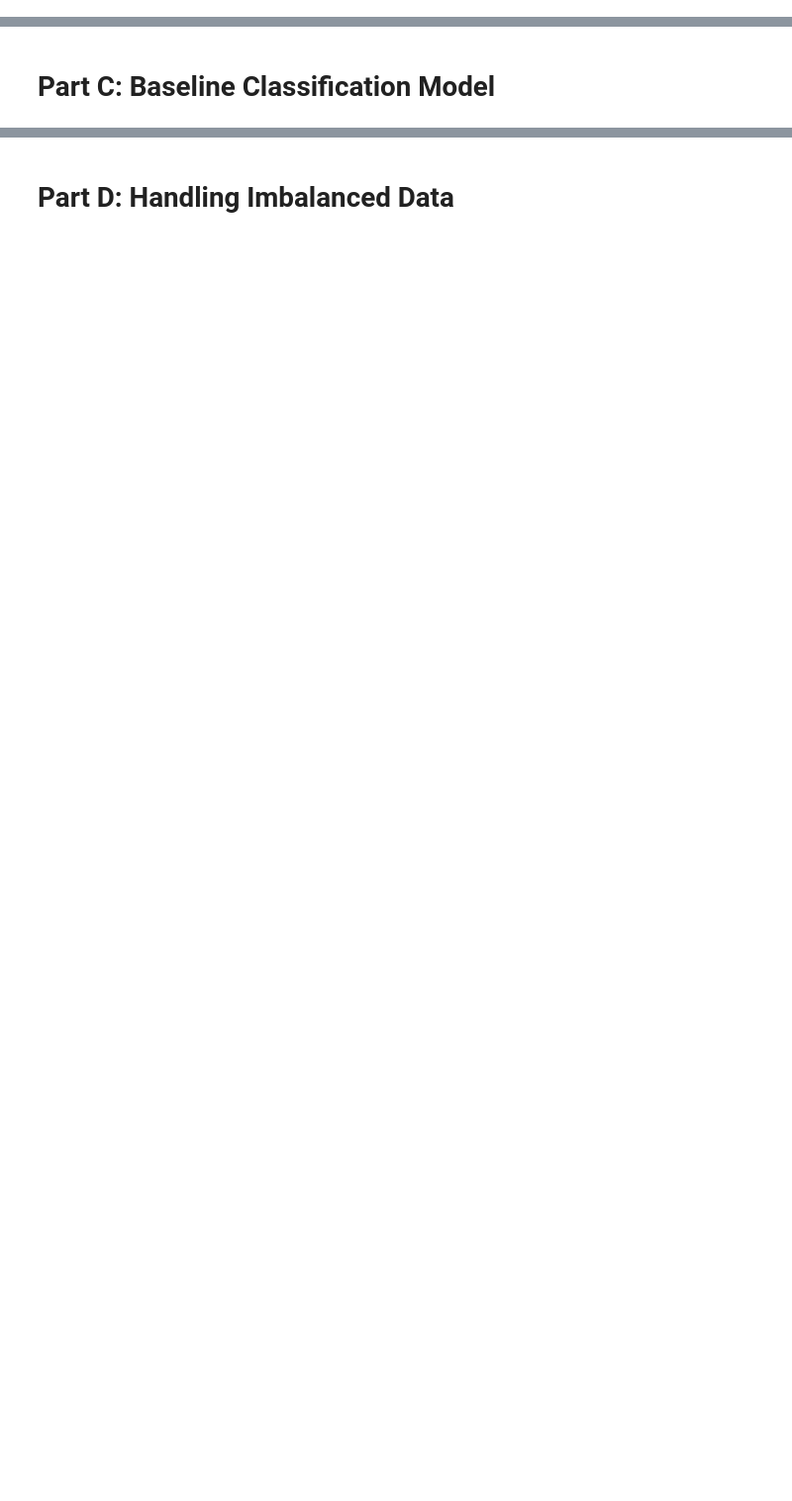
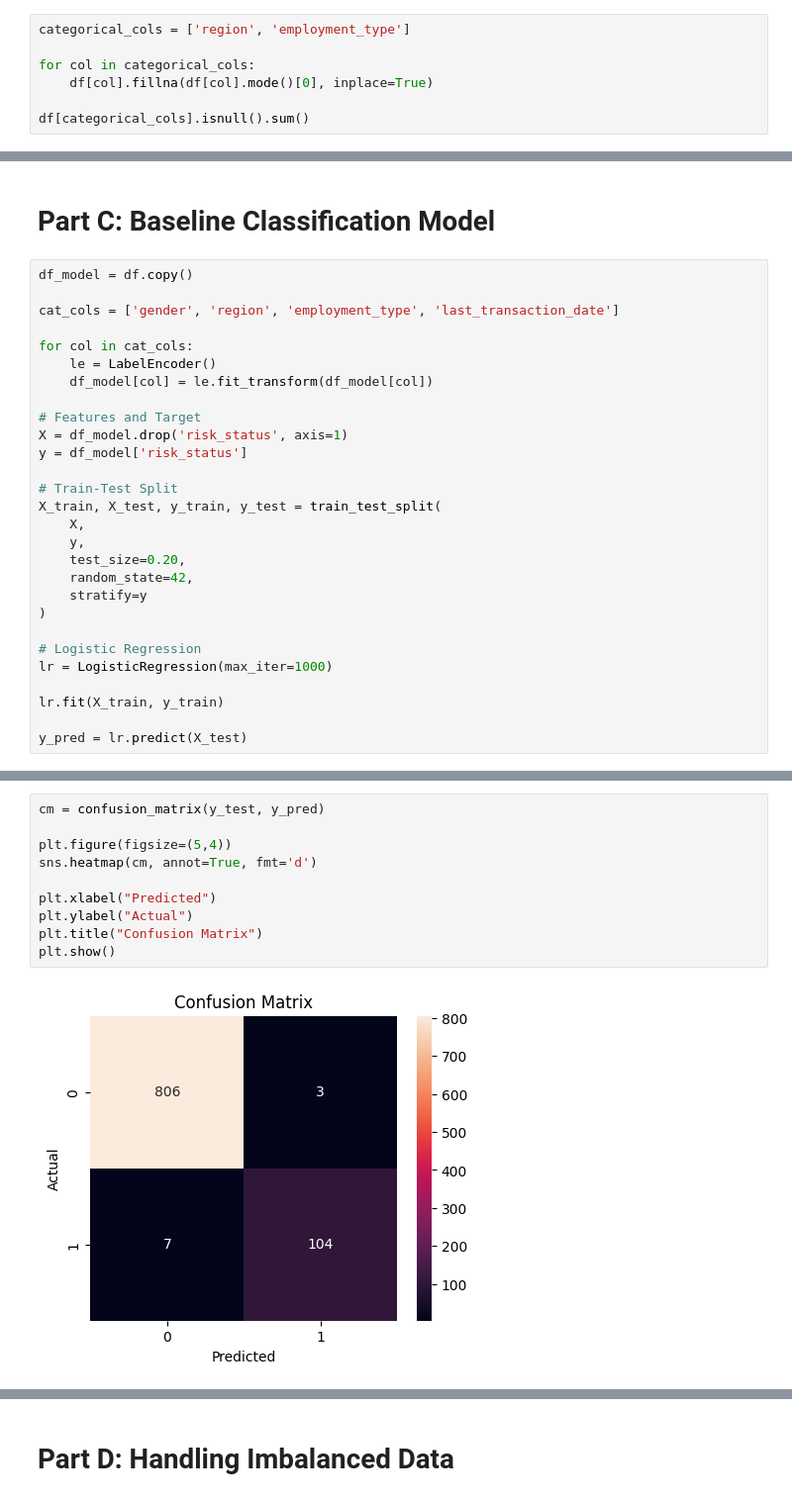
Before and after one commit to krisha12345819/Supervised-Learning---Risk-Alert-Classifer, a Jupyter notebook: Risk_Alert_Classifier.ipynb, the cells around one changed output, grey strips where cells are left out. Shown at 99% size. Saved outputs shown, nothing was run; the diff lists cells and outputs as text; blank space fills up the shorter version.

```diff
--- a/Risk_Alert_Classifier.ipynb
+++ b/Risk_Alert_Classifier.ipynb
@@ -119,0 +177,7 @@ Name: proportion, dtype: float64
+# %%
+categorical_cols = ['region', 'employment_type']
+
+for col in categorical_cols:
+    df[col].fillna(df[col].mode()[0], inplace=True)
+
+df[categorical_cols].isnull().sum()
@@ -120,2 +235,30 @@ Name: proportion, dtype: float64
 # %% [markdown]
 # Part C: Baseline Classification Model
+# %%
+df_model = df.copy()
+
+cat_cols = ['gender', 'region', 'employment_type', 'last_transaction_date']
+
+for col in cat_cols:
+    le = LabelEncoder()
+    df_model[col] = le.fit_transform(df_model[col])
+
+# Features and Target
+X = df_model.drop('risk_status', axis=1)
+y = df_model['risk_status']
+
+# Train-Test Split
+X_train, X_test, y_train, y_test = train_test_split(
+    X,
+    y,
+    test_size=0.20,
+    random_state=42,
+    stratify=y
+)
+
+# Logistic Regression
+lr = LogisticRegression(max_iter=1000)
+
+lr.fit(X_train, y_train)
+
+y_pred = lr.predict(X_test)
@@ -121,0 +297,12 @@ Name: proportion, dtype: float64
+# %%
+cm = confusion_matrix(y_test, y_pred)
+
+plt.figure(figsize=(5,4))
+sns.heatmap(cm, annot=True, fmt='d')
+
+plt.xlabel("Predicted")
+plt.ylabel("Actual")
+plt.title("Confusion Matrix")
+plt.show()
+# %% [output]
+[figure, added]
```
Also changed, not shown: parts of 38 cells of this notebook, 6 other files.
